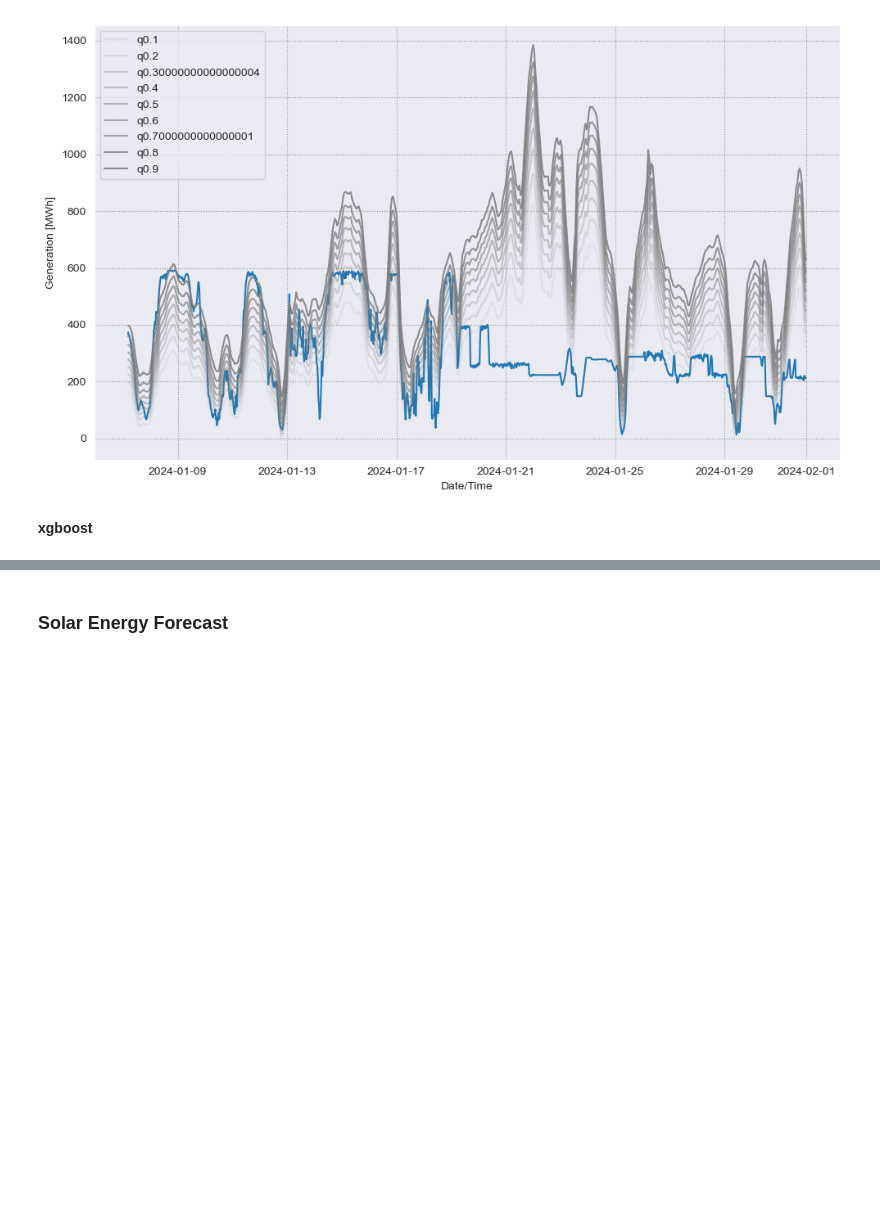
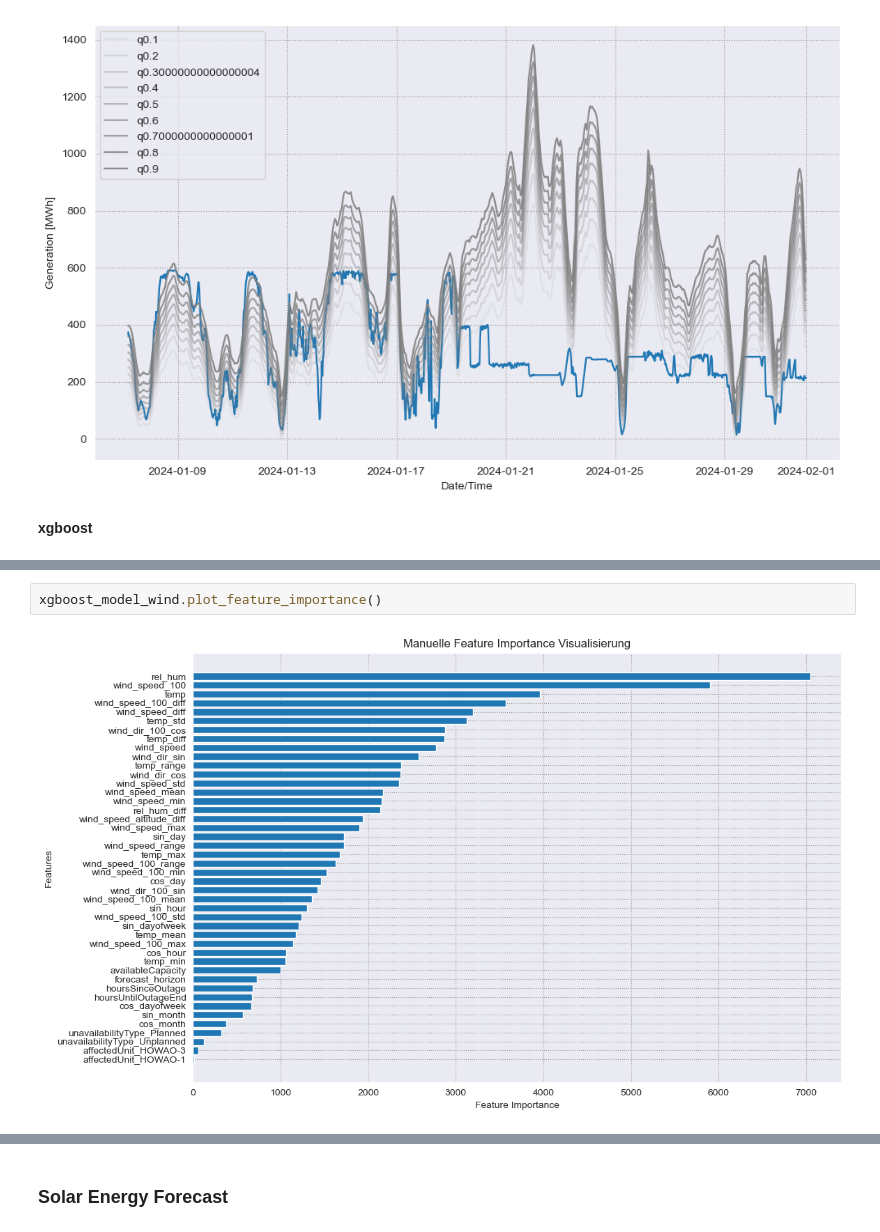
Before and after one commit to av1c3nna/awp2, a Jupyter notebook: code/model_training.ipynb, the cells around one changed output, grey strips where cells are left out. Drawn from its saved outputs; the diff is of its cells as text; blank space fills up the shorter version.

```diff
--- a/code/model_training.ipynb
+++ b/code/model_training.ipynb
@@ -196,3 +162,7 @@ XGBoost Pinball Score: 48.67988010877361
+# %%
+xgboost_model_wind.plot_feature_importance()
+# %% [output]
+[figure, added]
 # %%
 # Feature-Wichtigkeiten abrufen
 import matplotlib.pylab as plt
```
Also changed, not shown: parts of 29 cells of this notebook, 1 other file.
